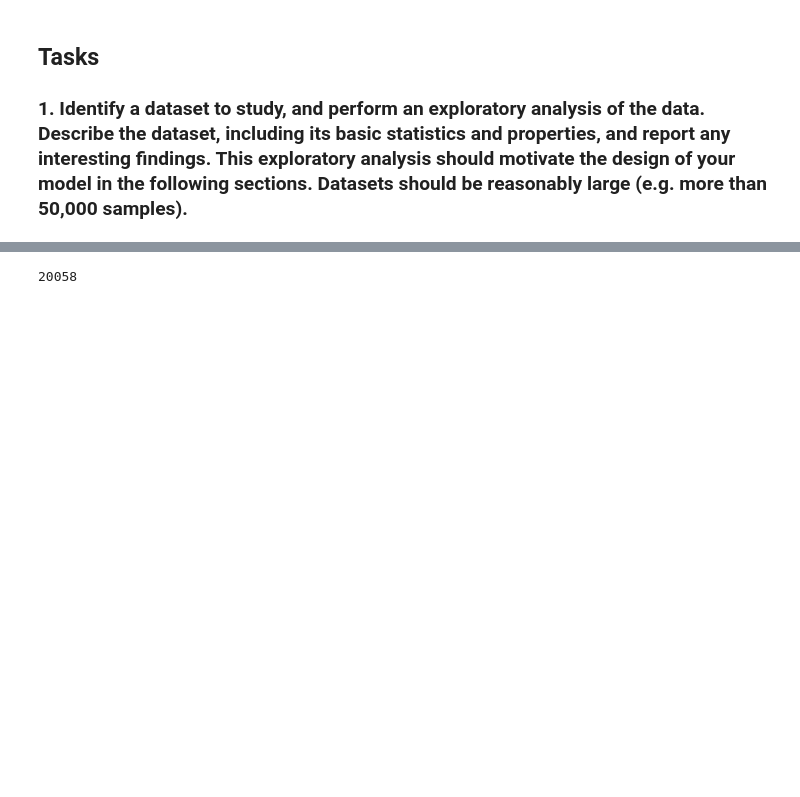
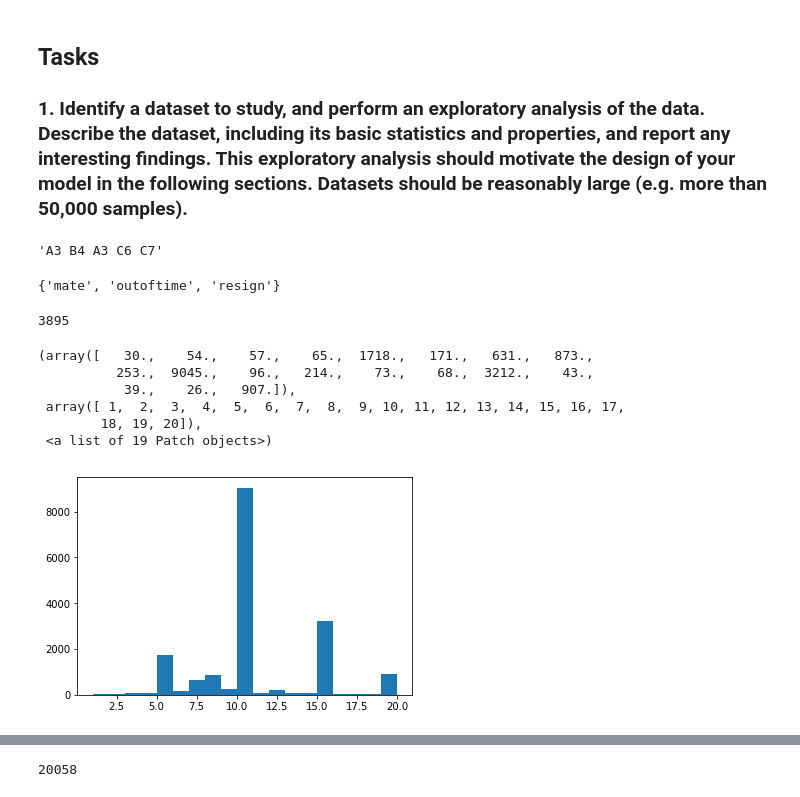
Before and after one commit to graskovi/ChessCheck, a Jupyter notebook: CSE158_Assignment2.ipynb, the cells around one changed output, grey strips where cells are left out. Saved outputs shown, nothing was run; the diff lists cells and outputs as text; code cells hidden in the pictures; blank space fills up the shorter version.

```diff
--- a/CSE158_Assignment2.ipynb
+++ b/CSE158_Assignment2.ipynb
@@ -16,3 +32,7 @@ import numpy as np
+# %%
+MovesToNply(100, "A3 B4 A3 C6 C7")
+# %% [output]
+'A3 B4 A3 C6 C7'
 # %%
 class Game:
     def __init__(self, line):
@@ -60,3 +83,23 @@ class Game:
+# %%
+game_lens = [int(g.increment_code.split('+')[0]) for g in games]
+# %%
+set(g.victory_status for g in games)
+# %% [output]
+{'mate', 'outoftime', 'resign'}
+# %%
+sum(1 for g in games if int(g.increment_code.split('+')[0]) < 10)
+# %% [output]
+3895
+# %%
+plt.hist(game_lens, bins=range(1,21))
+# %% [output]
+(array([   30.,    54.,    57.,    65.,  1718.,   171.,   631.,   873.,
+          253.,  9045.,    96.,   214.,    73.,    68.,  3212.,    43.,
+           39.,    26.,   907.]),
+ array([ 1,  2,  3,  4,  5,  6,  7,  8,  9, 10, 11, 12, 13, 14, 15, 16, 17,
+        18, 19, 20]),
+ <a list of 19 Patch objects>)
+[figure, added]
 # %%
 def ParseCsv(filepath : str):
     with open(filepath) as csv_file:
```
Also changed, not shown: parts of 85 cells of this notebook.
